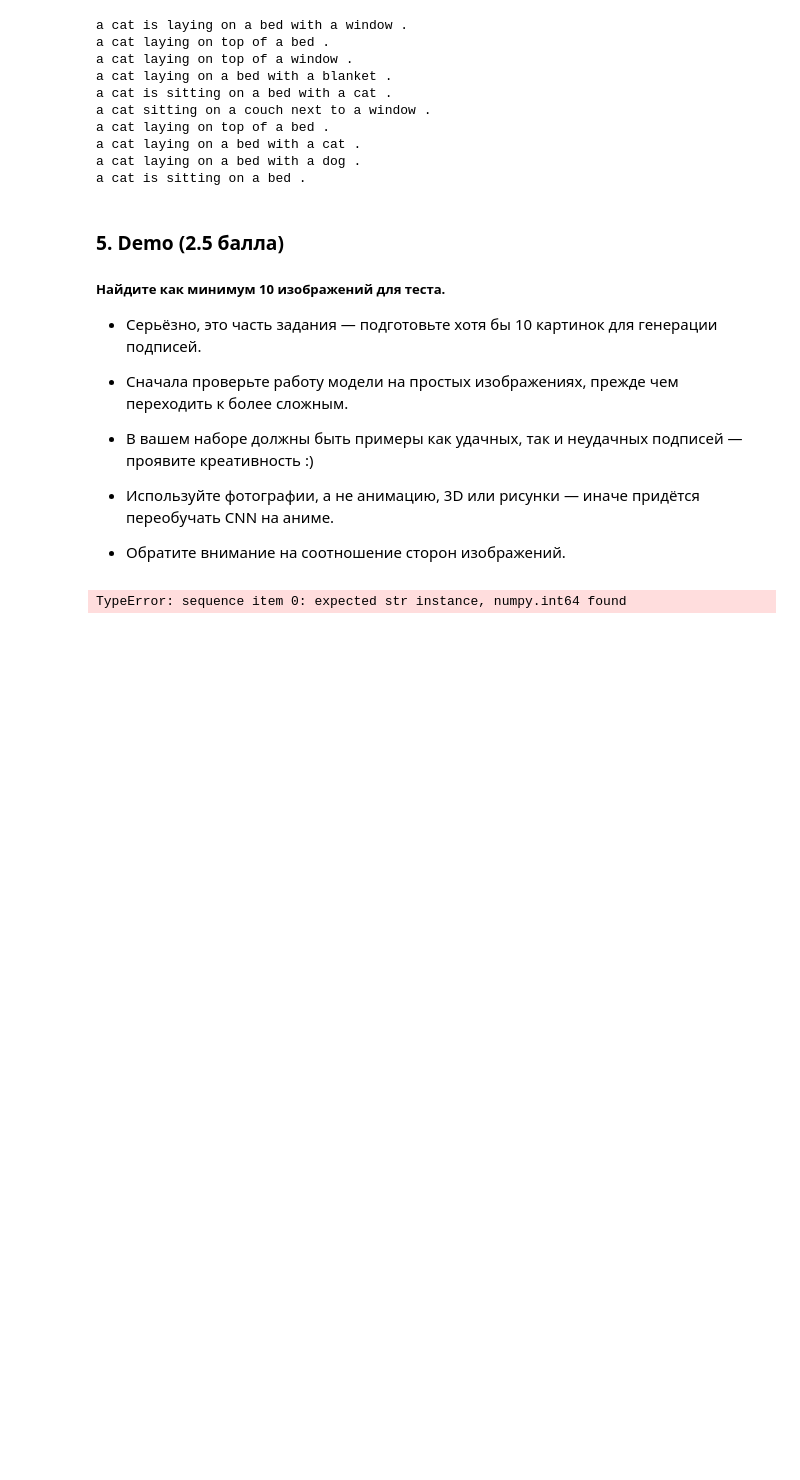
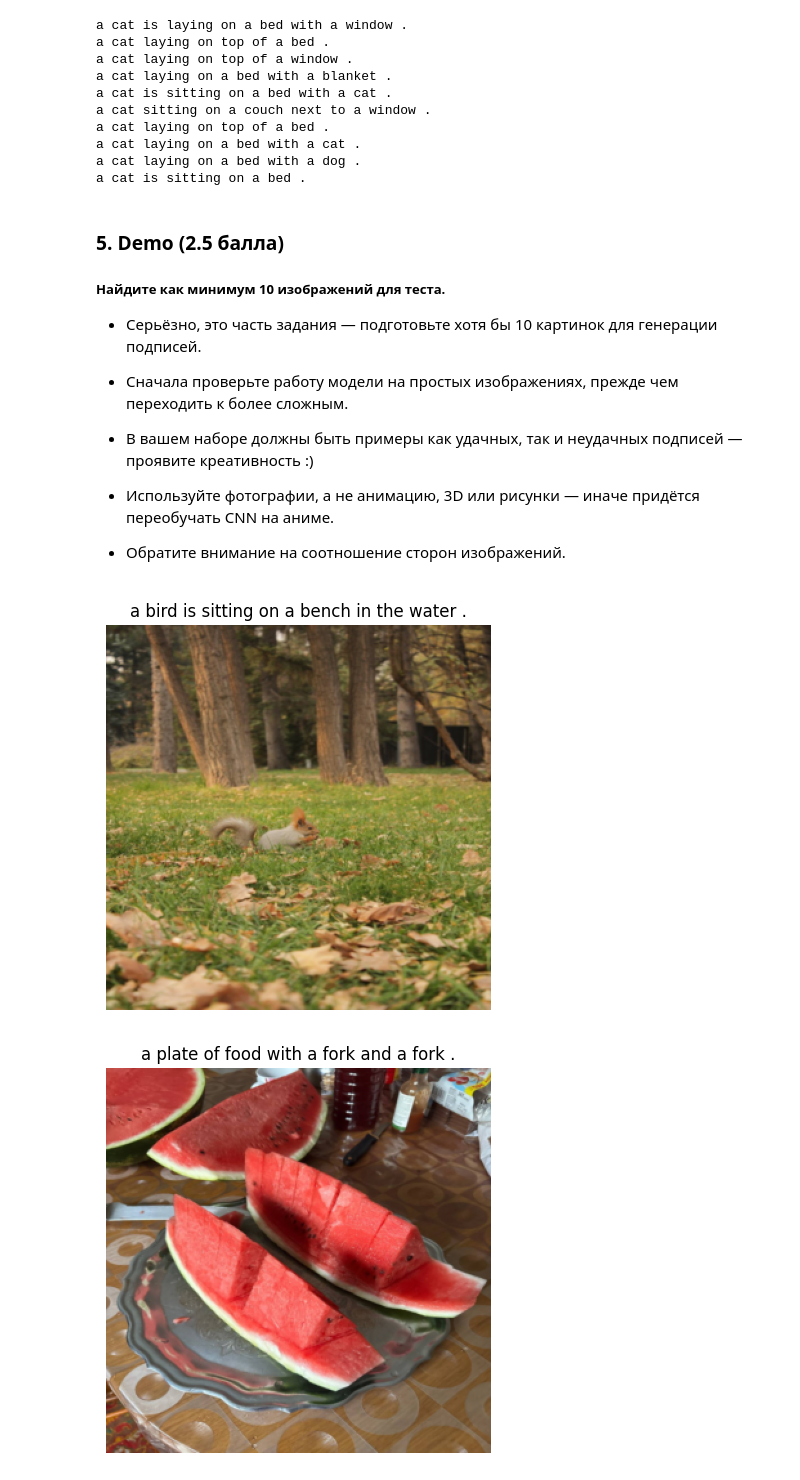
Before and after one commit to Hermyes/VK_TP_NeuralNetworks, a Jupyter notebook: HW8/homework8_image_captioning.ipynb, the cells around one changed output. Saved outputs shown, nothing was run; the diff lists cells and outputs as text; code cells hidden in the pictures; blank space fills up the shorter version.

```diff
--- a/HW8/homework8_image_captioning.ipynb
+++ b/HW8/homework8_image_captioning.ipynb
@@ -386,15 +386,10 @@ def generate_caption(image, caption_prefix=("#START#",),
             assert len(next_word_probs.shape) ==1, 'probs must be one-dimensional'
             next_word_probs = next_word_probs ** t / np.sum(next_word_probs ** t) # apply temperature
 
-
-            if t != 1.0:
-                logits = logits / t
-            probs = F.softmax(logits, dim=-1).squeeze(0)
-
             if sample:
-                next_id = torch.multinomial(probs, 1).item()
+                next_word = np.random.choice(vocab, p=next_word_probs)
             else:
-                next_word = vocab[np.argmax(probs)]
+                next_word = vocab[np.argmax(next_word_probs)]
 
             caption_prefix.append(next_word)
 
@@ -488,18 +483,19 @@ def load_image(path, size=(299, 299)):
 # %%
 import glob
 from matplotlib import pyplot as plt
 
 image_paths = sorted(glob.glob("img/*"))
 
 for path in image_paths:
     img = load_image(path)
-    caption_tokens = generate_caption(img, t=1, sample=False)
+    caption_tokens = generate_caption(img, t=0.5, sample=False)
     caption = ' '.join(caption_tokens[1:-1])
 
     plt.figure(figsize=(5,5))
     plt.imshow(img)
     plt.axis('off')
     plt.title(caption)
     plt.show()
 # %% [output]
-TypeError: sequence item 0: expected str instance, numpy.int64 found
+[figure, added]
+[figure, added]
```
Also changed, not shown: parts of 1 cell of this notebook.
